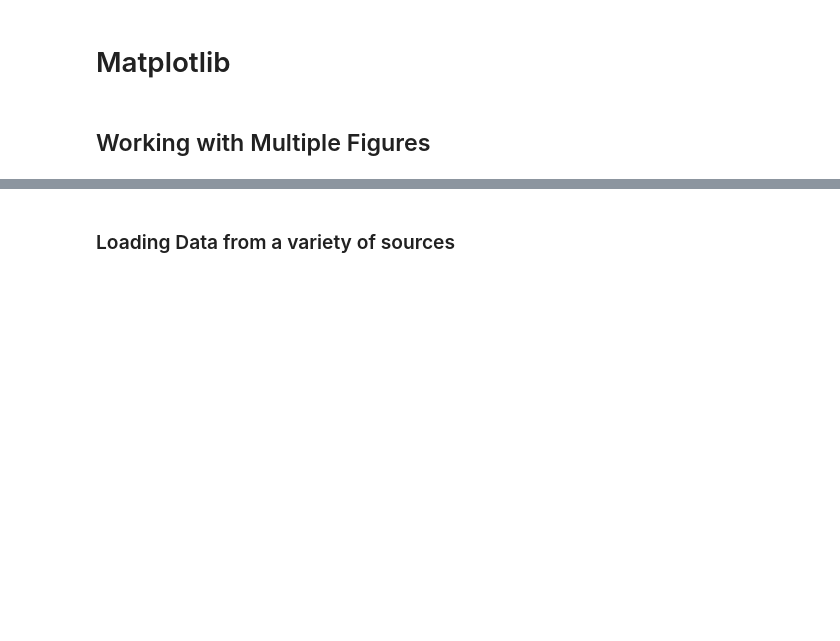
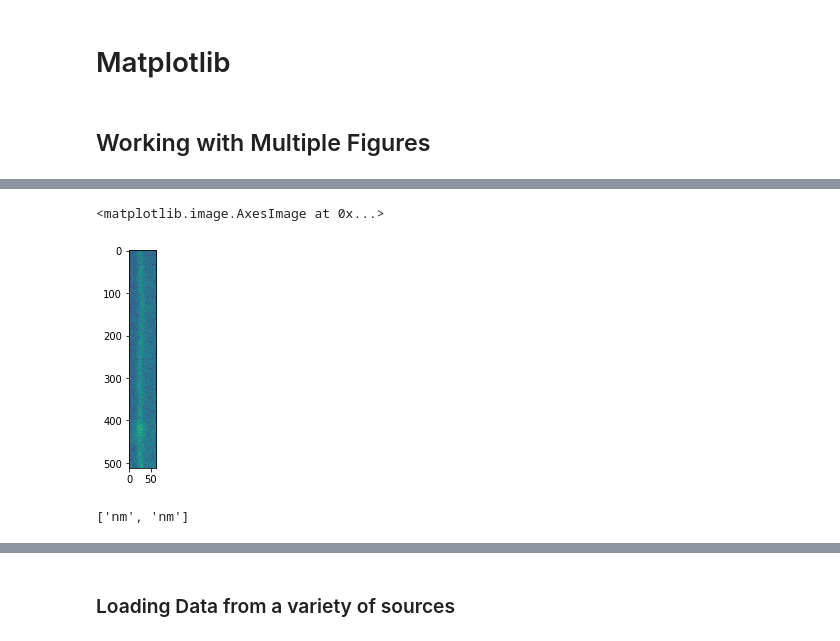
Before and after one commit to jagar2/Summer_2020_MAT-395-495_Scientific-Data-Analysis-and-Computing, a Jupyter notebook: lectures/4_Visualization/MAT_495_Pre_Lecture_2_Visual_Displays_of_Graphical_Information.ipynb, the cells around one changed output, grey strips where cells are left out. Drawn from its saved outputs; the diff is of its cells as text; code cells hidden in the pictures; blank space fills up the shorter version.

```diff
--- a/lectures/4_Visualization/MAT_495_Pre_Lecture_2_Visual_Displays_of_Graphical_Information.ipynb
+++ b/lectures/4_Visualization/MAT_495_Pre_Lecture_2_Visual_Displays_of_Graphical_Information.ipynb
@@ -4,0 +134,11 @@
+# %%
+from ncempy.io import dm
+im0 = dm.dmReader('/content/gb_5_HAADF.dm3')
+plt.imshow(im0['data']) #show the single image from the data file
+# %% [output]
+<matplotlib.image.AxesImage at 0x...>
+[figure, added]
+# %%
+im0['pixelUnit']
+# %% [output]
+['nm', 'nm']
```
Also changed, not shown: parts of 19 cells of this notebook.
